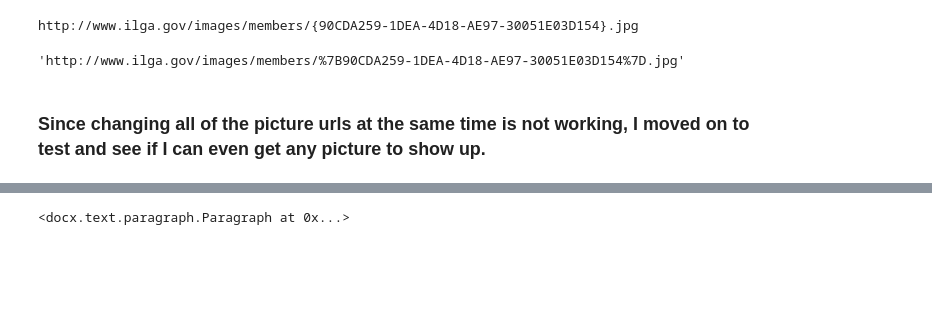
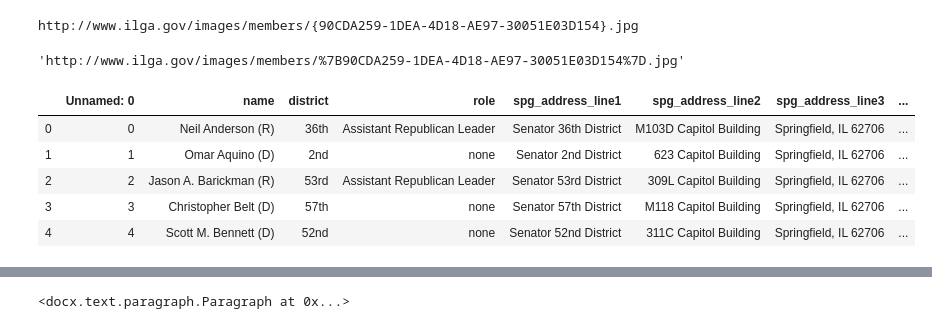
Before and after one commit to Atchub1/Legislature_Scrape, a Jupyter notebook: Senators.ipynb, the cells around one changed output, grey strips where cells are left out. Cells and saved outputs as stored; diff of their text form; code cells hidden in the pictures; blank space fills up the shorter version.

```diff
--- a/Senators.ipynb
+++ b/Senators.ipynb
@@ -66,5 +66,14 @@ senator_df['picture_url2'] = senator_df['picture'].str.slice_replace(
 senator_df.iloc[0,15]
 # %% [output]
 'http://www.ilga.gov/images/members/%7B90CDA259-1DEA-4D18-AE97-30051E03D154%7D.jpg'
-# %% [markdown]
-### Since changing all of the picture urls at the same time is not working, I moved on to test and see if I can even get any picture to show up.
+# %%
+senator_df.drop(columns = ['picture'], inplace = True)
+senator_df.rename(columns = {'picture_url2': 'picture'}, inplace = True)
+senator_df.head()
+# %% [output]
+|  | Unnamed: 0 | name | district | role | spg_address_line1 | spg_address_line2 | spg_address_line3 | ... |
+| 0 | 0 | Neil Anderson (R) | 36th | Assistant Republican Leader | Senator 36th District | M103D Capitol Building | Springfield, IL 62706 | ... |
+| 1 | 1 | Omar Aquino (D) | 2nd | none | Senator 2nd District | 623 Capitol Building | Springfield, IL 62706 | ... |
+| 2 | 2 | Jason A. Barickman (R) | 53rd | Assistant Republican Leader | Senator 53rd District | 309L Capitol Building | Springfield, IL 62706 | ... |
+| 3 | 3 | Christopher Belt (D) | 57th | none | Senator 57th District | M118 Capitol Building | Springfield, IL 62706 | ... |
+| 4 | 4 | Scott M. Bennett (D) | 52nd | none | Senator 52nd District | 311C Capitol Building | Springfield, IL 62706 | ... |
```
Also changed, not shown: parts of 13 cells of this notebook, 2 other files.
